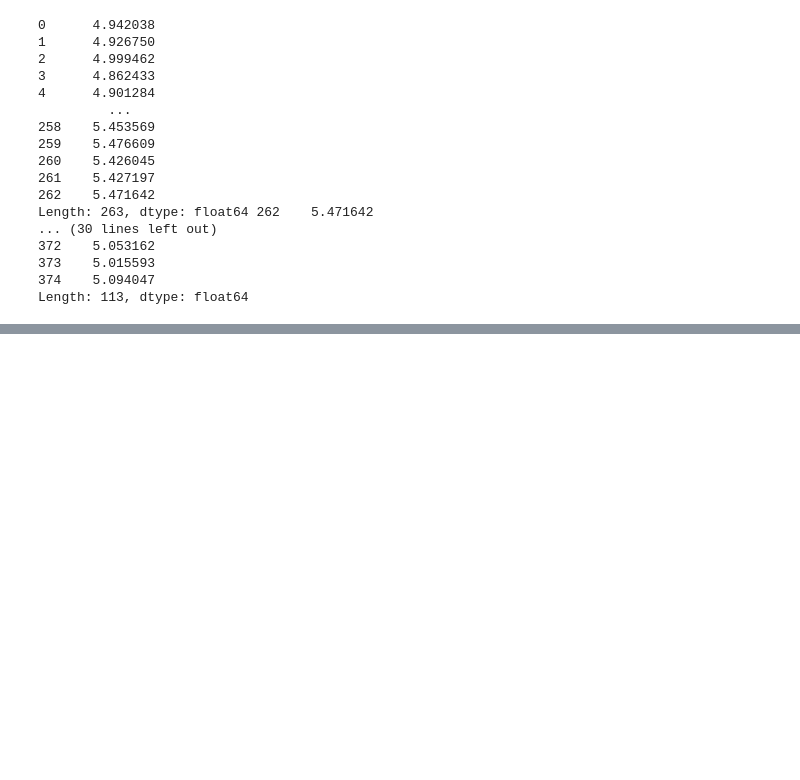
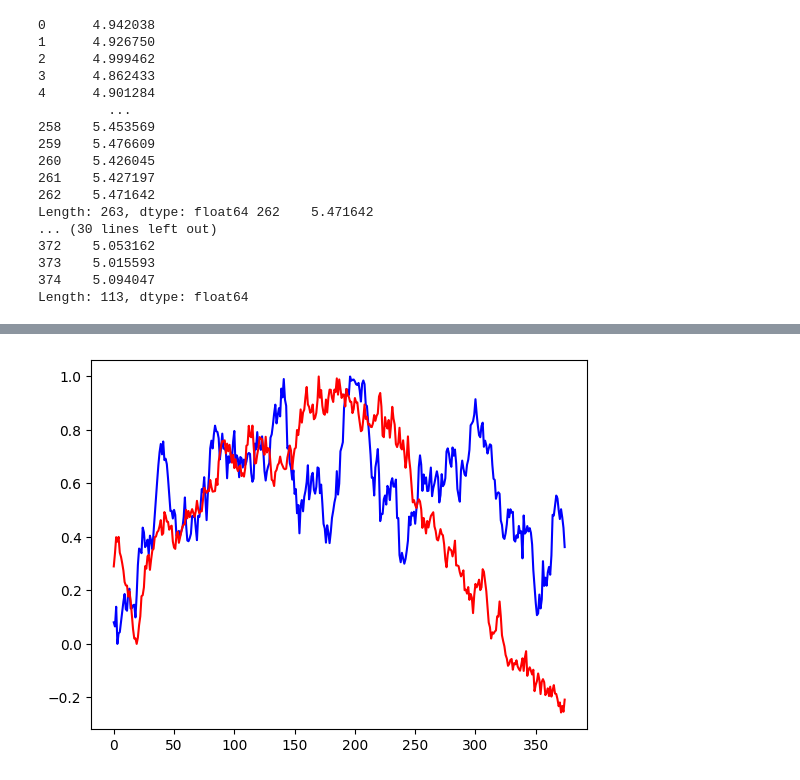
Before and after one commit to JoaoJungblut/pairs_trading, a Jupyter notebook: test.ipynb, the cells around one changed output, grey strips where cells are left out. Drawn from its saved outputs; the diff is of its cells as text; code cells hidden in the pictures; blank space fills up the shorter version.

```diff
--- a/test.ipynb
+++ b/test.ipynb
@@ -99,0 +94,11 @@ dtype: float64
+# %%
+x_train_norm = dist.normalize_train(x_train)
+y_train_norm = dist.normalize_train(y_train)
+
+x_test_norm = dist.normalize_test(x_train, x_test)
+y_test_norm = dist.normalize_test(y_train, y_test)
+
+spread_train = dist.spread_distance(x_train_norm, y_train_norm)
+spread_test = dist.spread_distance(x_test, y_test)
+
+print(spread_train, spread_test)
@@ -99,0 +123,10 @@ dtype: float64
+# %%
+x_train_test_norm = pd.concat([x_train_norm, x_test_norm], axis=0)
+y_train_test_norm = pd.concat([y_train_norm, y_test_norm], axis=0)
+
+fig, ax = plt.subplots()
+ax.plot(x_train_test_norm, color="blue")
+ax.plot(y_train_test_norm, color="red")
+plt.show()
+# %% [output]
+[figure, added]
```
Also changed, not shown: parts of 4 cells of this notebook.
